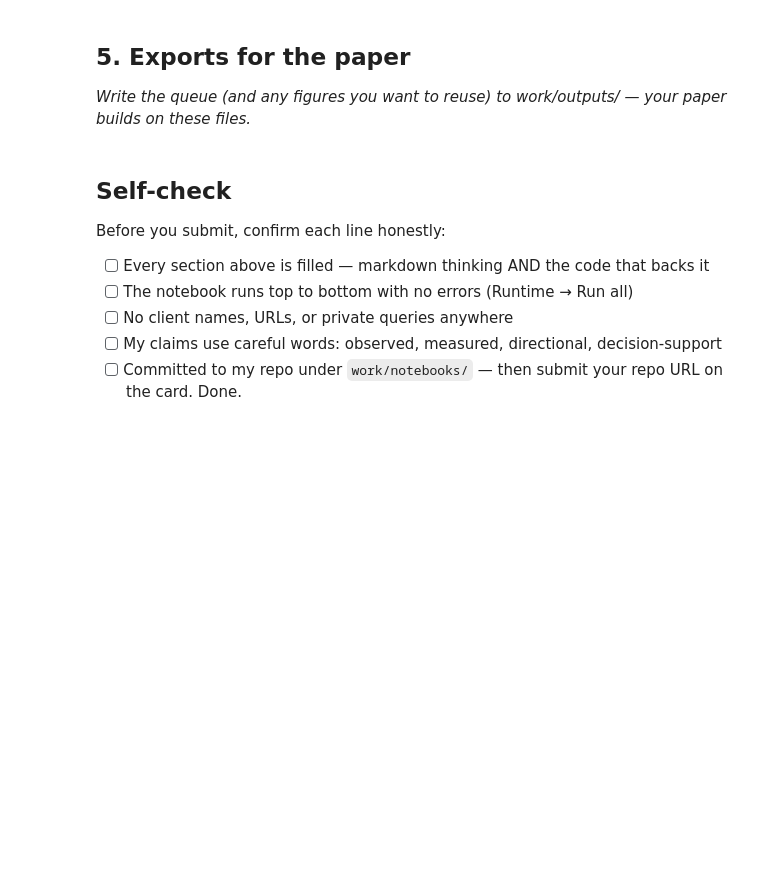
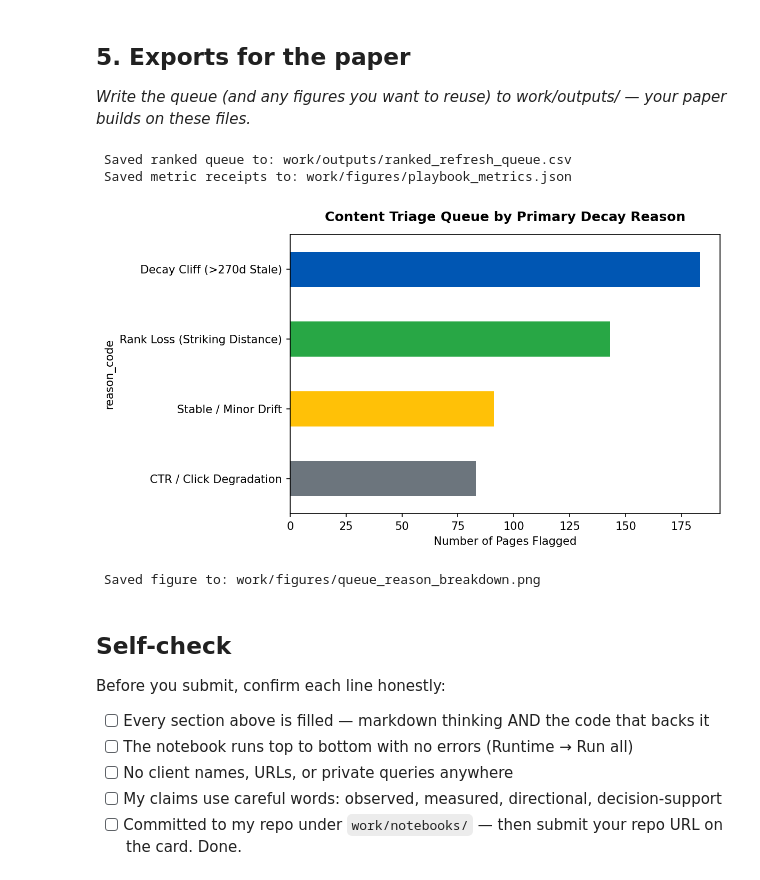
Before and after one commit to nishu-0618/flyrank-ml-internship, a Jupyter notebook: work/notebooks/w07_action_playbook.ipynb, the cells around one changed output. Drawn from its saved outputs; the diff is of its cells as text; code cells hidden in the pictures; blank space fills up the shorter version.

```diff
--- a/work/notebooks/w07_action_playbook.ipynb
+++ b/work/notebooks/w07_action_playbook.ipynb
@@ -41,6 +138,44 @@ This skeleton is yours to fill. Work the sections **in order** — each one has
 # %%
 # This cell is for CODE (numbers, a query, a check).
 # Write your text answer in the cell ABOVE this one — typing sentences here breaks Run All.
+
+queue_export_path = "work/outputs/ranked_refresh_queue.csv"
+ranked_queue.to_csv(queue_export_path, index=False)
+print(f" Saved ranked queue to: {queue_export_path}")
+
+
+metrics_receipt = {
+    "total_evaluated_pages": len(ranked_queue),
+    "high_priority_refresh_count": int((ranked_queue['refresh_score'] > 0.70).sum()),
+    "dominant_decay_reason": ranked_queue['reason_code'].value_counts().index[0],
+    "top_reason_breakdown": ranked_queue['reason_code'].value_counts().to_dict()
+}
+
+metrics_json_path = "work/figures/playbook_metrics.json"
+with open(metrics_json_path, "w") as f:
+    json.dump(metrics_receipt, f, indent=4)
+print(f" Saved metric receipts to: {metrics_json_path}")
+# %% [output]
+ Saved ranked queue to: work/outputs/ranked_refresh_queue.csv
+ Saved metric receipts to: work/figures/playbook_metrics.json
+# %%
+fig, ax = plt.subplots(figsize=(8, 4.5), dpi=150)
+reason_counts = ranked_queue['reason_code'].value_counts()
+colors = ['#0056b3', '#28a745', '#ffc107', '#6c757d']
+
+reason_counts.plot(kind='barh', ax=ax, color=colors[:len(reason_counts)])
+ax.set_title("Content Triage Queue by Primary Decay Reason", fontsize=12, fontweight='bold', pad=12)
+ax.set_xlabel("Number of Pages Flagged", fontsize=10)
+ax.invert_yaxis()
+plt.tight_layout()
+
+figure_path = "work/figures/queue_reason_breakdown.png"
+plt.savefig(figure_path)
+plt.show()
+print(f" Saved figure to: {figure_path}")
+# %% [output]
+[figure, added]
+ Saved figure to: work/figures/queue_reason_breakdown.png
 # %% [markdown]
 ## Self-check
 
```
Also changed, not shown: parts of 5 cells of this notebook.
